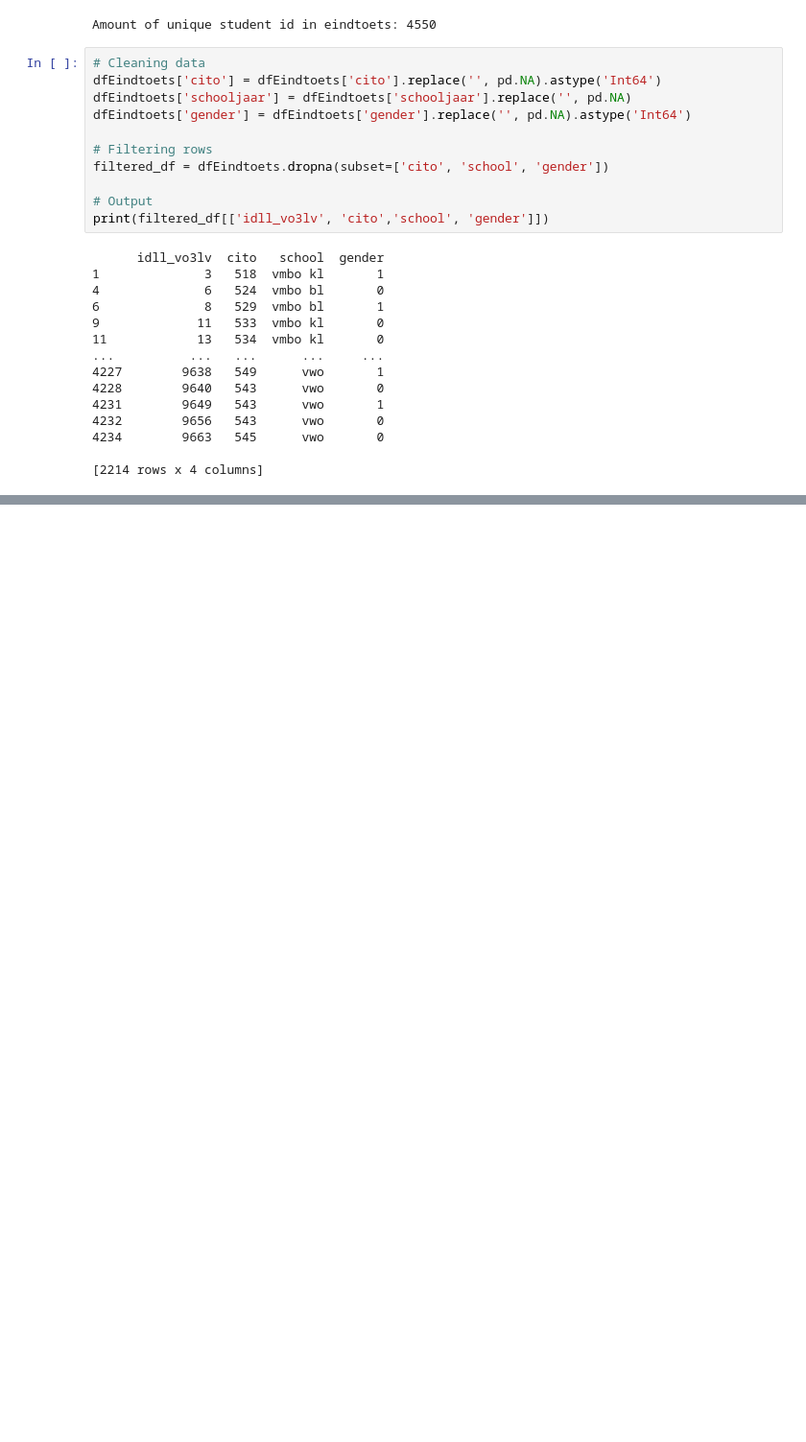
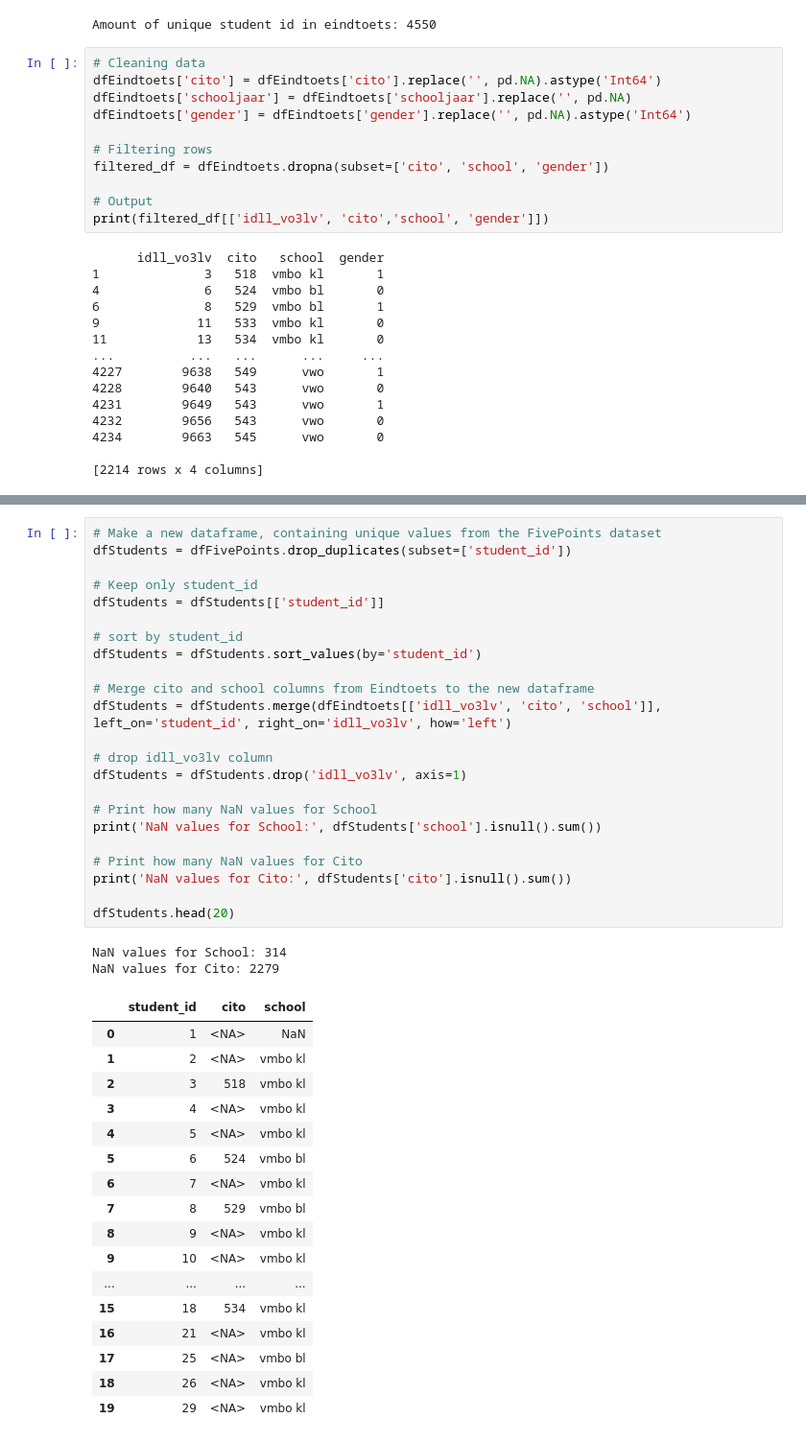
Before and after one commit to RowanBattles/Group4AI, a Jupyter notebook: Workbook.ipynb, the cells around one changed output, grey strips where cells are left out. Shown: that part at 96% size. Saved outputs shown, nothing was run; the diff lists cells and outputs as text; blank space fills up the shorter version.

Commit message:
Merged into main dataframe

```diff
--- a/Workbook.ipynb
+++ b/Workbook.ipynb
@@ -67,0 +68,43 @@ studentdf.head()
+# %%
+# Make a new dataframe, containing unique values from the FivePoints dataset
+dfStudents = dfFivePoints.drop_duplicates(subset=['student_id'])
+
+# Keep only student_id
+dfStudents = dfStudents[['student_id']]
+
+# sort by student_id
+dfStudents = dfStudents.sort_values(by='student_id')
+
+# Merge cito and school columns from Eindtoets to the new dataframe
+dfStudents = dfStudents.merge(dfEindtoets[['idll_vo3lv', 'cito', 'school']], left_on='student_id', right_on='idll_vo3lv', how='left')
+
+# drop idll_vo3lv column
+dfStudents = dfStudents.drop('idll_vo3lv', axis=1)
+
+# Print how many NaN values for School
+print('NaN values for School:', dfStudents['school'].isnull().sum())
+
+# Print how many NaN values for Cito
+print('NaN values for Cito:', dfStudents['cito'].isnull().sum())
+
+dfStudents.head(20)
+# %% [output]
+NaN values for School: 314
+NaN values for Cito: 2279
+|  | student_id | cito | school |
+| 0 | 1 | <NA> | NaN |
+| 1 | 2 | <NA> | vmbo kl |
+| 2 | 3 | 518 | vmbo kl |
+| 3 | 4 | <NA> | vmbo kl |
+| 4 | 5 | <NA> | vmbo kl |
+| 5 | 6 | 524 | vmbo bl |
+| 6 | 7 | <NA> | vmbo kl |
+| 7 | 8 | 529 | vmbo bl |
+| 8 | 9 | <NA> | vmbo kl |
+| 9 | 10 | <NA> | vmbo kl |
+| ... | ... | ... | ... |
+| 15 | 18 | 534 | vmbo kl |
+| 16 | 21 | <NA> | vmbo kl |
+| 17 | 25 | <NA> | vmbo bl |
+| 18 | 26 | <NA> | vmbo kl |
+| 19 | 29 | <NA> | vmbo kl |
```
Also changed, not shown: parts of 2 cells of this notebook.
